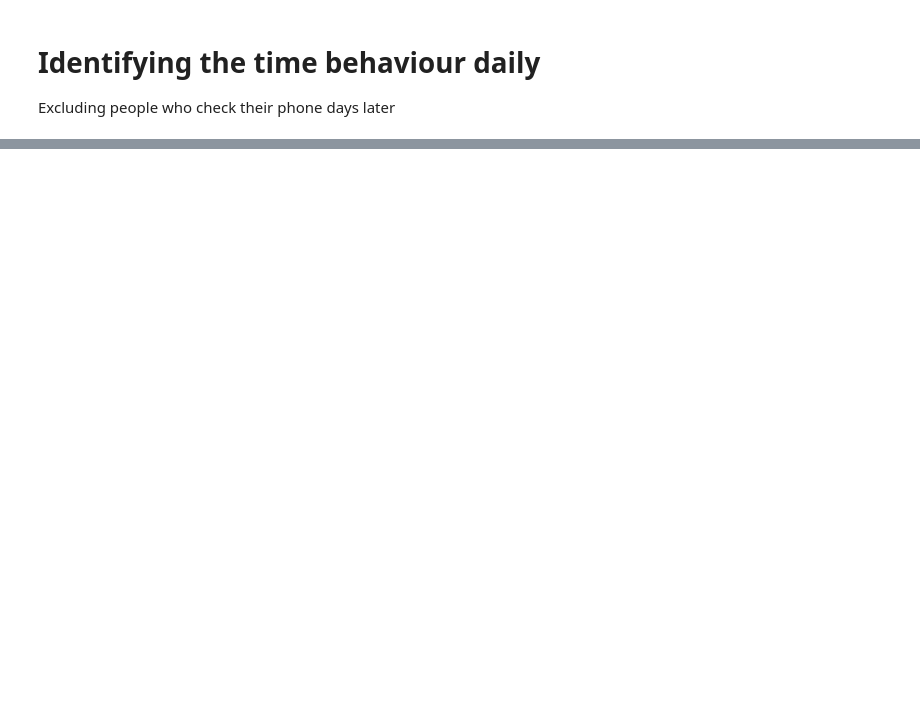
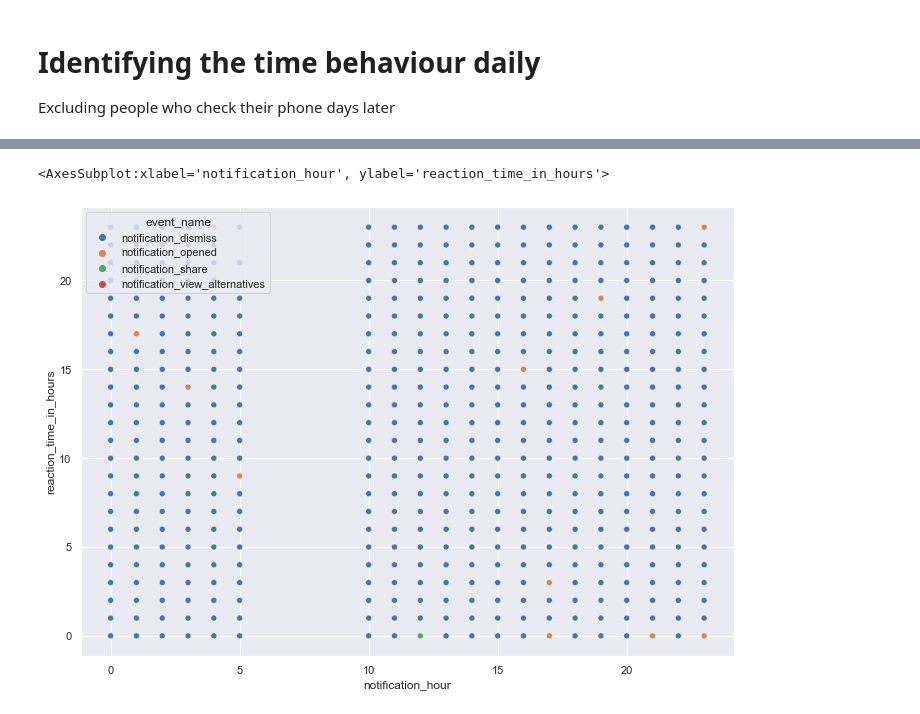
Before and after one commit to ComMutants/Capstone-WIMT, a Jupyter notebook: notebooks/EDU_EDA_3.ipynb, the cells around one changed output, grey strips where cells are left out. Saved outputs shown, nothing was run; the diff lists cells and outputs as text; code cells hidden in the pictures; blank space fills up the shorter version.

```diff
--- a/notebooks/EDU_EDA_3.ipynb
+++ b/notebooks/EDU_EDA_3.ipynb
@@ -105,0 +164,5 @@ sns.countplot(data=day_analisis,x="reaction_hour", hue="event_name")
+# %%
+sns.scatterplot(data=day_analisis,x="notification_hour",y= 'reaction_time_in_hours', hue="event_name") #ploting notifications per hour and reaction time per hour
+# %% [output]
+<AxesSubplot:xlabel='notification_hour', ylabel='reaction_time_in_hours'>
+[figure, added]
```
Also changed, not shown: parts of 31 cells of this notebook.
